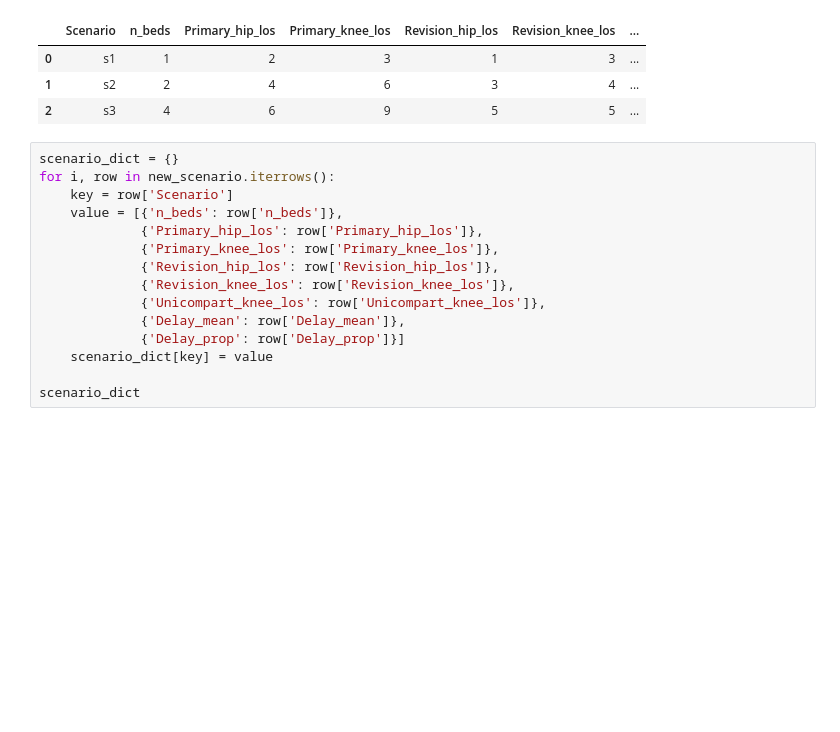
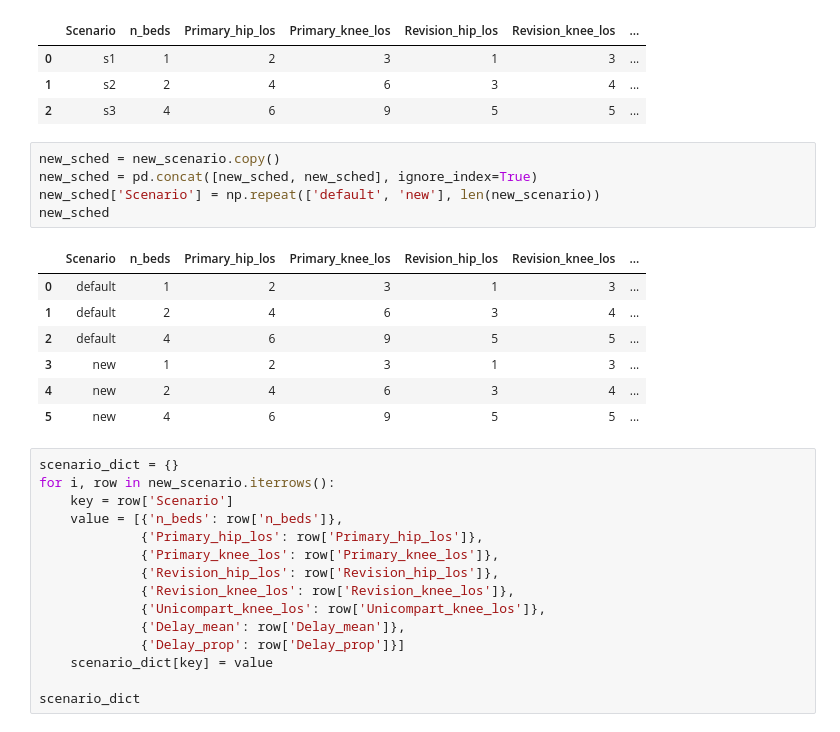
Before and after one commit to AliHarp/HEP, a Jupyter notebook: archive/HEP_data_analysis_playing_about.ipynb, the cells around one changed output. Drawn from its saved outputs; the diff is of its cells as text; blank space fills up the shorter version.

```diff
--- a/archive/HEP_data_analysis_playing_about.ipynb
+++ b/archive/HEP_data_analysis_playing_about.ipynb
@@ -358,6 +358,19 @@ new_scenario
 | 0 | s1 | 1 | 2 | 3 | 1 | 3 | ... |
 | 1 | s2 | 2 | 4 | 6 | 3 | 4 | ... |
 | 2 | s3 | 4 | 6 | 9 | 5 | 5 | ... |
+# %%
+new_sched = new_scenario.copy()
+new_sched = pd.concat([new_sched, new_sched], ignore_index=True)
+new_sched['Scenario'] = np.repeat(['default', 'new'], len(new_scenario))
+new_sched
+# %% [output]
+|  | Scenario | n_beds | Primary_hip_los | Primary_knee_los | Revision_hip_los | Revision_knee_los | ... |
+| 0 | default | 1 | 2 | 3 | 1 | 3 | ... |
+| 1 | default | 2 | 4 | 6 | 3 | 4 | ... |
+| 2 | default | 4 | 6 | 9 | 5 | 5 | ... |
+| 3 | new | 1 | 2 | 3 | 1 | 3 | ... |
+| 4 | new | 2 | 4 | 6 | 3 | 4 | ... |
+| 5 | new | 4 | 6 | 9 | 5 | 5 | ... |
 # %%
 scenario_dict = {}
 for i, row in new_scenario.iterrows():
```
Also changed, not shown: parts of 2 cells of this notebook, 9 other files.
